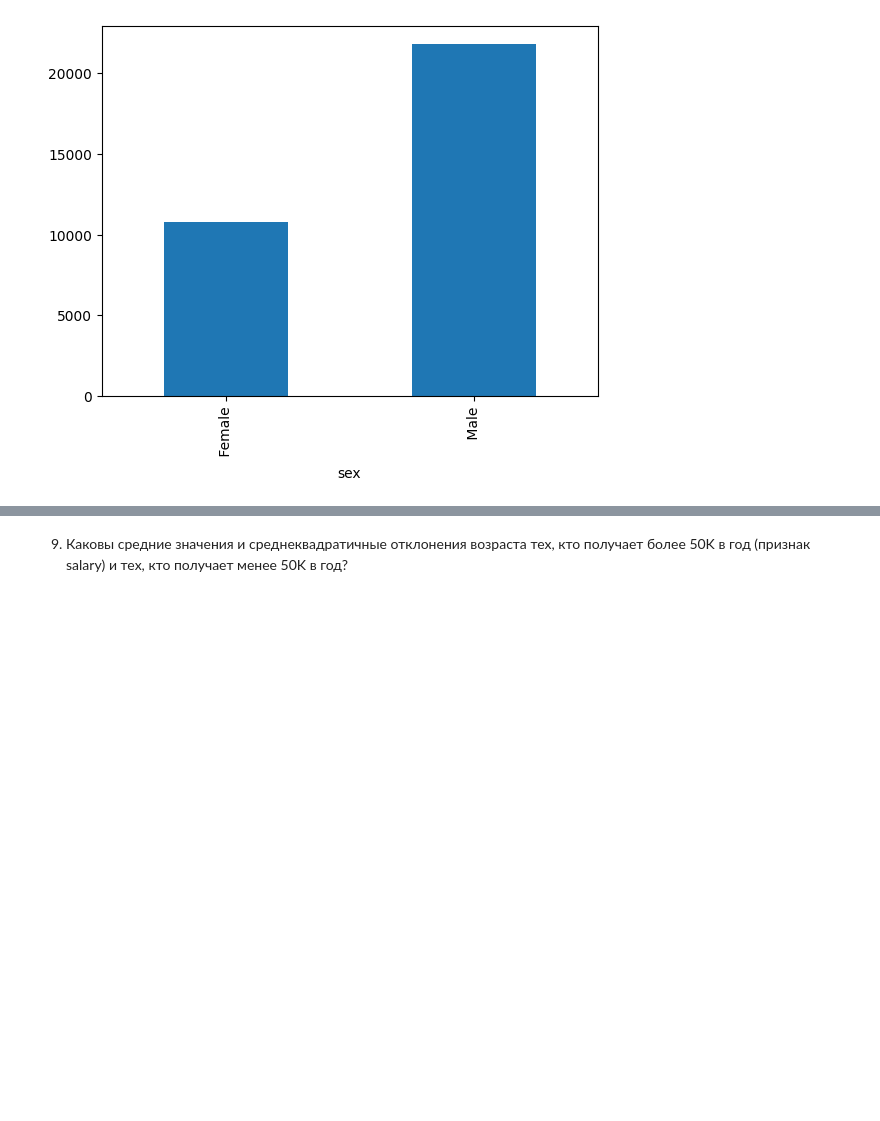
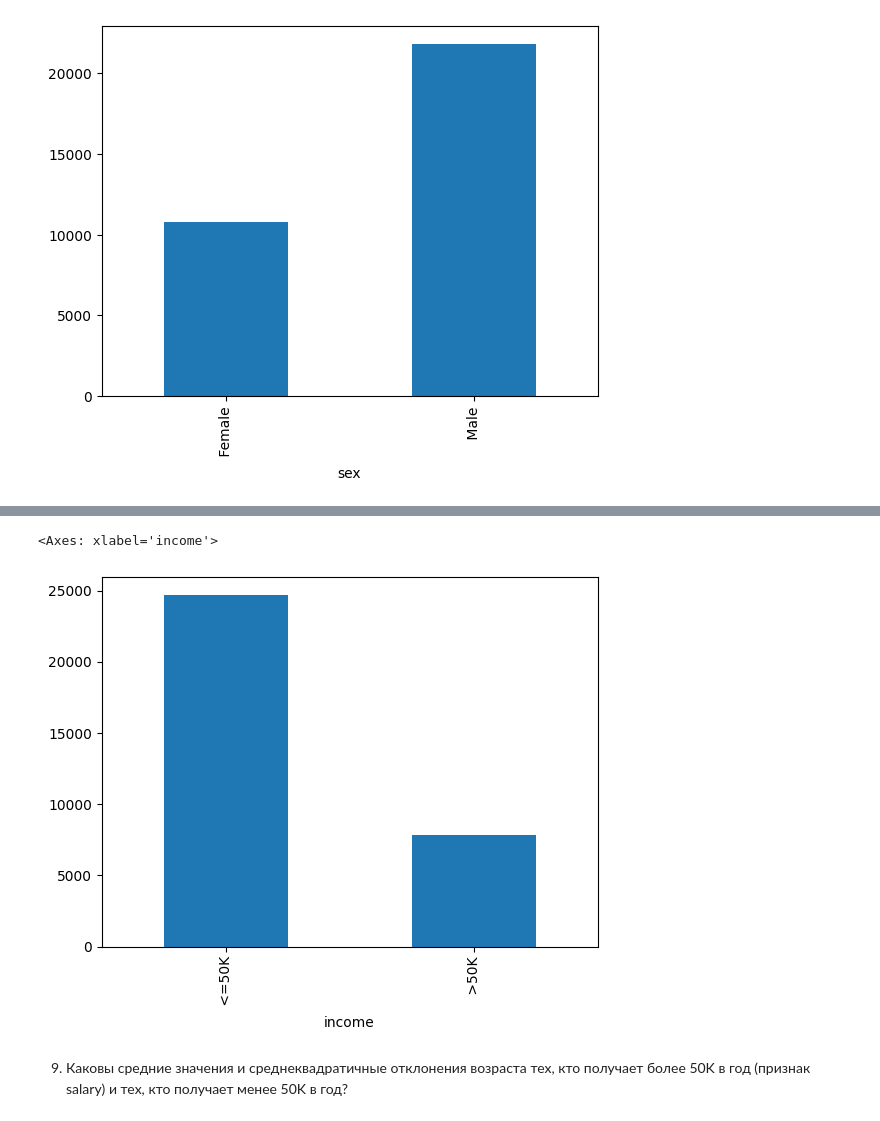
Before and after one commit to AlinaSabitova/Data_analytics_tools-, a Jupyter notebook: Pandas.ipynb, the cells around one changed output, grey strips where cells are left out. Saved outputs shown, nothing was run; the diff lists cells and outputs as text; code cells hidden in the pictures; blank space fills up the shorter version.

```diff
--- a/Pandas.ipynb
+++ b/Pandas.ipynb
@@ -120,3 +189,8 @@ df.groupby('sex').count()['education'].plot(kind='bar')
+# %%
+df.groupby('income').count()['education'].plot(kind='bar')
+# %% [output]
+<Axes: xlabel='income'>
+[figure, added]
 # %% [markdown]
 9. Каковы средние значения и среднеквадратичные отклонения возраста тех, кто получает более 50K в год (признак salary) и тех, кто получает менее 50K в год?
 # %%
```
Also changed, not shown: parts of 6 cells of this notebook.
